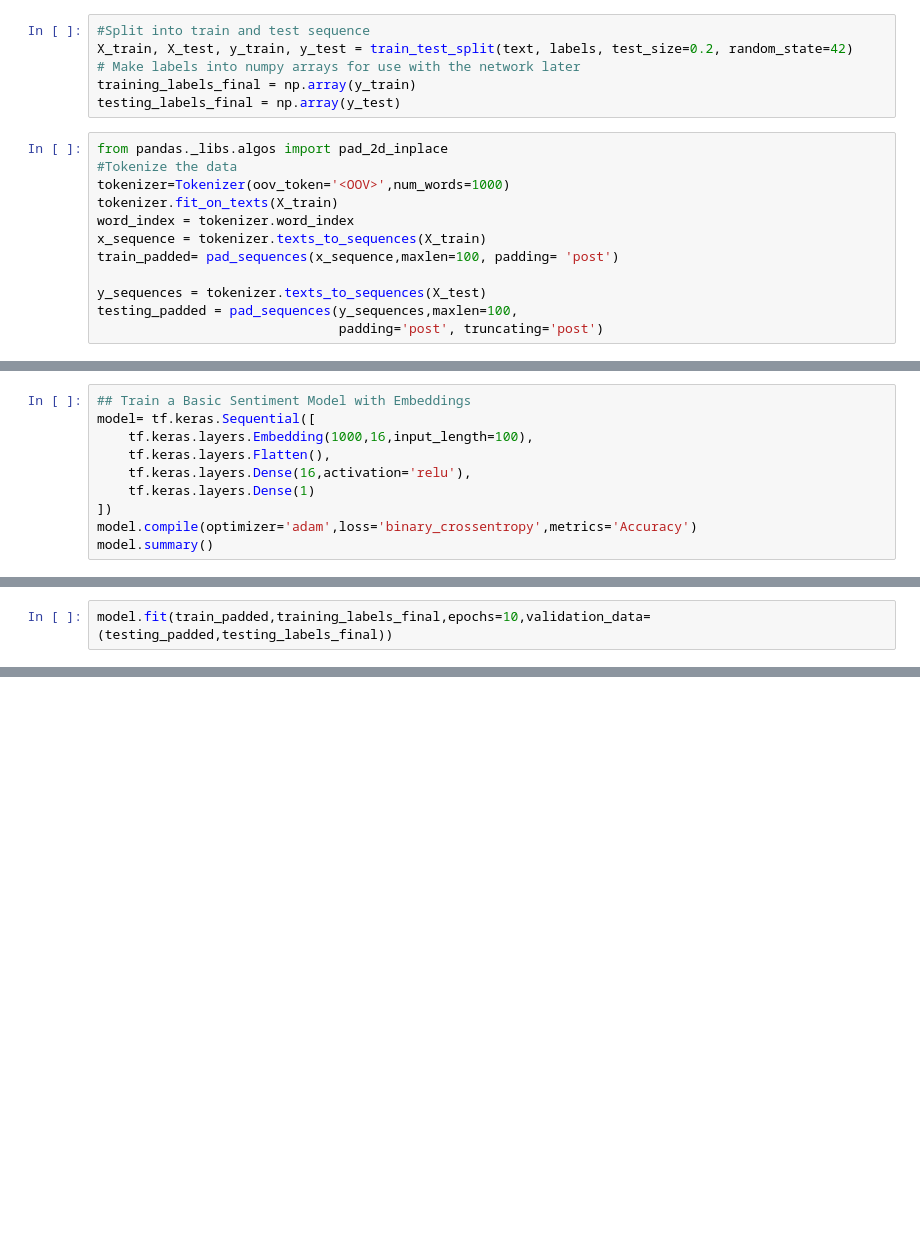
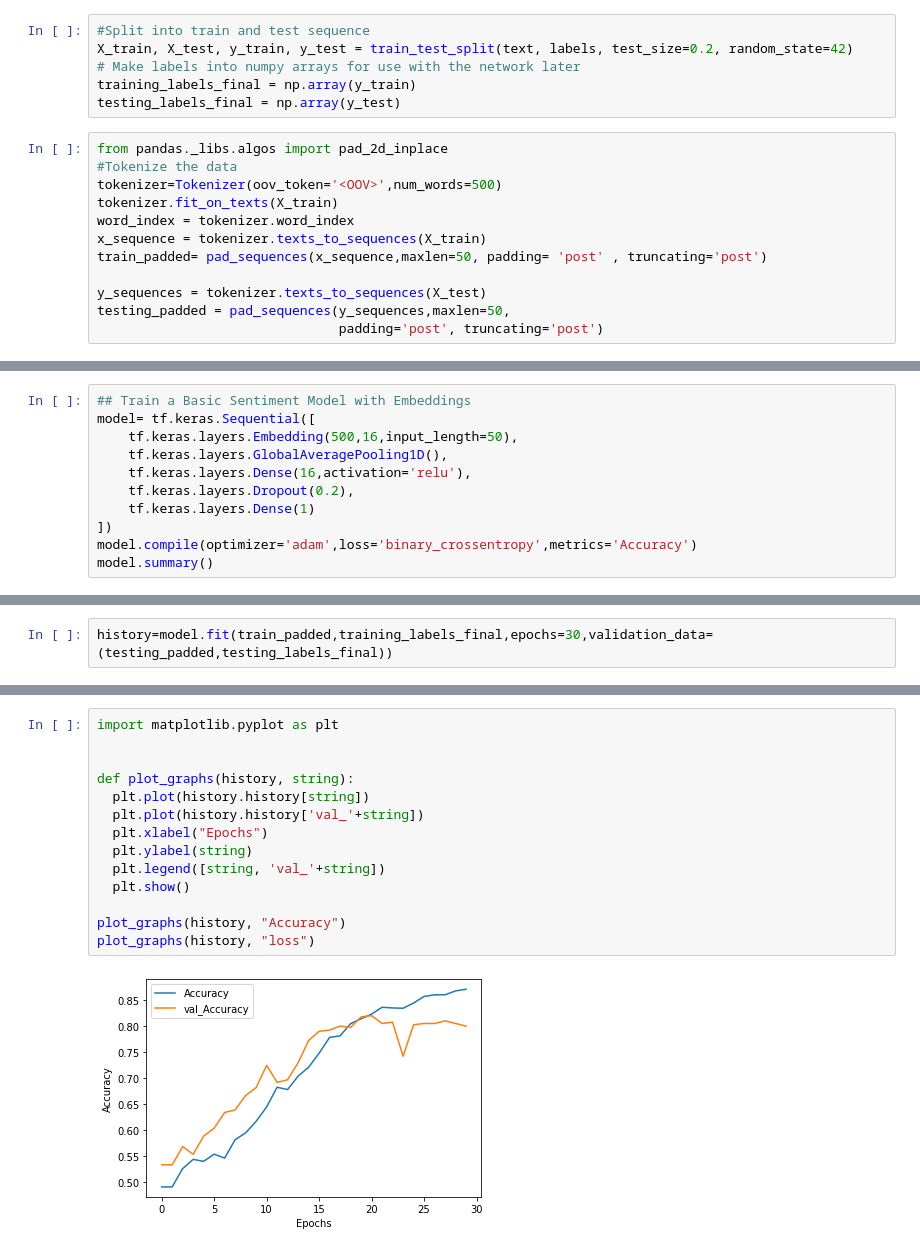
Before and after one commit to OluwajobaOluwabori/Sentiment-Analysis, a Jupyter notebook: Basic_Sentiment_analysis.ipynb, the cells around one changed output, grey strips where cells are left out. Saved outputs shown, nothing was run; the diff lists cells and outputs as text; blank space fills up the shorter version.

```diff
--- a/Basic_Sentiment_analysis.ipynb
+++ b/Basic_Sentiment_analysis.ipynb
@@ -23,14 +22,14 @@ testing_labels_final = np.array(y_test)
 # %%
 from pandas._libs.algos import pad_2d_inplace
 #Tokenize the data
-tokenizer=Tokenizer(oov_token='<OOV>',num_words=1000)
+tokenizer=Tokenizer(oov_token='<OOV>',num_words=500)
 tokenizer.fit_on_texts(X_train)
 word_index = tokenizer.word_index
 x_sequence = tokenizer.texts_to_sequences(X_train)
-train_padded= pad_sequences(x_sequence,maxlen=100, padding= 'post')
+train_padded= pad_sequences(x_sequence,maxlen=50, padding= 'post' , truncating='post')
 
 y_sequences = tokenizer.texts_to_sequences(X_test)
-testing_padded = pad_sequences(y_sequences,maxlen=100,
+testing_padded = pad_sequences(y_sequences,maxlen=50,
                                padding='post', truncating='post')
 # %%
 #Review a Sequence
@@ -47,9 +46,10 @@ Definitely not worth the $3 I paid.
 # %%
 ## Train a Basic Sentiment Model with Embeddings
 model= tf.keras.Sequential([
-    tf.keras.layers.Embedding(1000,16,input_length=100),
-    tf.keras.layers.Flatten(),
+    tf.keras.layers.Embedding(500,16,input_length=50),
+    tf.keras.layers.GlobalAveragePooling1D(),
     tf.keras.layers.Dense(16,activation='relu'),
+    tf.keras.layers.Dropout(0.2),
     tf.keras.layers.Dense(1)
 ])
 model.compile(optimizer='adam',loss='binary_crossentropy',metrics='Accuracy')
@@ -73,5 +76,5 @@ Trainable params: 41,633
 Non-trainable params: 0
 _________________________________________________________________
 # %%
-model.fit(train_padded,training_labels_final,epochs=10,validation_data=(testing_padded,testing_labels_final))
+history=model.fit(train_padded,training_labels_final,epochs=30,validation_data=(testing_padded,testing_labels_final))
 # %% [output]
@@ -130,3 +135,19 @@ else:
 [interactive output not drawn]
 [interactive output not drawn]
 [interactive output not drawn]
+# %%
+import matplotlib.pyplot as plt
+
+
+def plot_graphs(history, string):
+  plt.plot(history.history[string])
+  plt.plot(history.history['val_'+string])
+  plt.xlabel("Epochs")
+  plt.ylabel(string)
+  plt.legend([string, 'val_'+string])
+  plt.show()
+
+plot_graphs(history, "Accuracy")
+plot_graphs(history, "loss")
+# %% [output]
+[figure, added]
```
Also changed, not shown: parts of 9 cells of this notebook.
